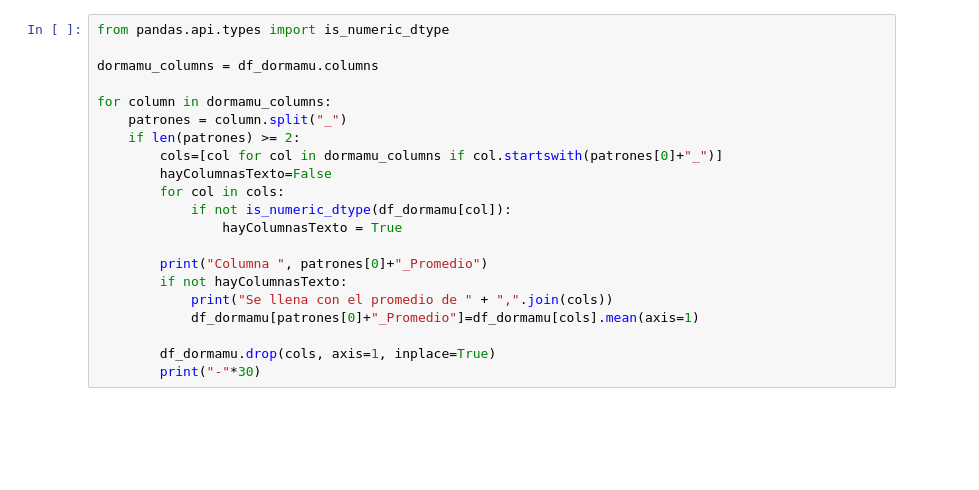
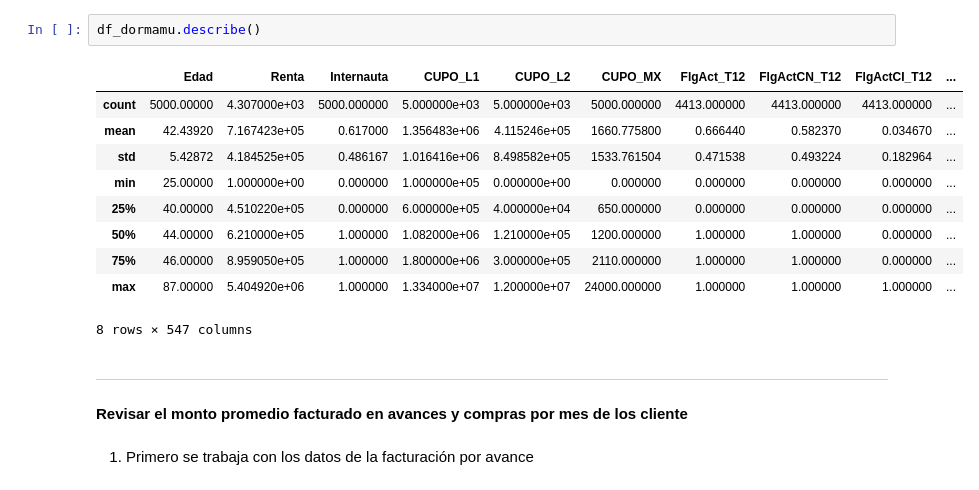
Before and after one commit to matiaspereira3005/Machine-Learning, a Jupyter notebook: casoSemestral.ipynb, the cells around one changed output. Cells and saved outputs as stored; diff of their text form; blank space fills up the shorter version.

```diff
--- a/casoSemestral.ipynb
+++ b/casoSemestral.ipynb
@@ -23,21 +84,19 @@ df_dormamu.head()
-# %%
-from pandas.api.types import is_numeric_dtype
-
-dormamu_columns = df_dormamu.columns
-
-for column in dormamu_columns:
-    patrones = column.split("_")
-    if len(patrones) >= 2:
-        cols=[col for col in dormamu_columns if col.startswith(patrones[0]+"_")]
-        hayColumnasTexto=False
-        for col in cols:
-            if not is_numeric_dtype(df_dormamu[col]):
-                hayColumnasTexto = True
-
-        print("Columna ", patrones[0]+"_Promedio")
-        if not hayColumnasTexto:
-            print("Se llena con el promedio de " + ",".join(cols))
-            df_dormamu[patrones[0]+"_Promedio"]=df_dormamu[cols].mean(axis=1)
-
-        df_dormamu.drop(cols, axis=1, inplace=True)
-        print("-"*30)
+# %%
+df_dormamu.describe()
+# %% [output]
+|  | Edad | Renta | Internauta | CUPO_L1 | CUPO_L2 | CUPO_MX | FlgAct_T12 | FlgActCN_T12 | FlgActCI_T12 | ... |
+| count | 5000.00000 | 4.307000e+03 | 5000.000000 | 5.000000e+03 | 5.000000e+03 | 5000.000000 | 4413.000000 | 4413.000000 | 4413.000000 | ... |
+| mean | 42.43920 | 7.167423e+05 | 0.617000 | 1.356483e+06 | 4.115246e+05 | 1660.775800 | 0.666440 | 0.582370 | 0.034670 | ... |
+| std | 5.42872 | 4.184525e+05 | 0.486167 | 1.016416e+06 | 8.498582e+05 | 1533.761504 | 0.471538 | 0.493224 | 0.182964 | ... |
+| min | 25.00000 | 1.000000e+00 | 0.000000 | 1.000000e+05 | 0.000000e+00 | 0.000000 | 0.000000 | 0.000000 | 0.000000 | ... |
+| 25% | 40.00000 | 4.510220e+05 | 0.000000 | 6.000000e+05 | 4.000000e+04 | 650.000000 | 0.000000 | 0.000000 | 0.000000 | ... |
+| 50% | 44.00000 | 6.210000e+05 | 1.000000 | 1.082000e+06 | 1.210000e+05 | 1200.000000 | 1.000000 | 1.000000 | 0.000000 | ... |
+| 75% | 46.00000 | 8.959050e+05 | 1.000000 | 1.800000e+06 | 3.000000e+05 | 2110.000000 | 1.000000 | 1.000000 | 0.000000 | ... |
+| max | 87.00000 | 5.404920e+06 | 1.000000 | 1.334000e+07 | 1.200000e+07 | 24000.000000 | 1.000000 | 1.000000 | 1.000000 | ... |
+8 rows × 547 columns
+# %% [markdown]
+---------------------------------------------------------------------------------------------------------------------------------------------------------------------------------------------------
+
+#### Revisar el monto promedio facturado en avances y compras por mes de los cliente
+# %% [markdown]
+1. Primero se trabaja con los datos de la facturación por avance
```
Also changed, not shown: parts of 35 cells of this notebook.
